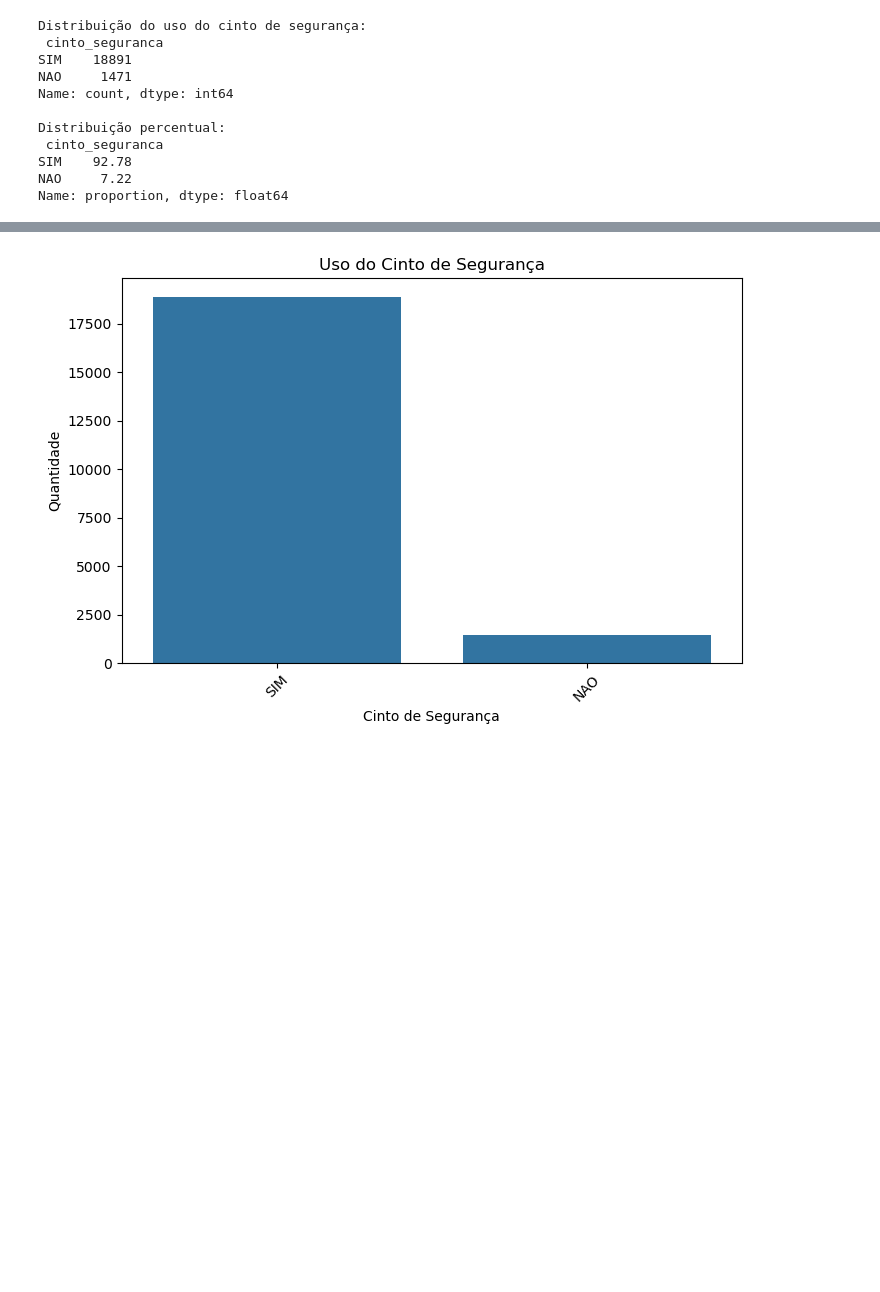
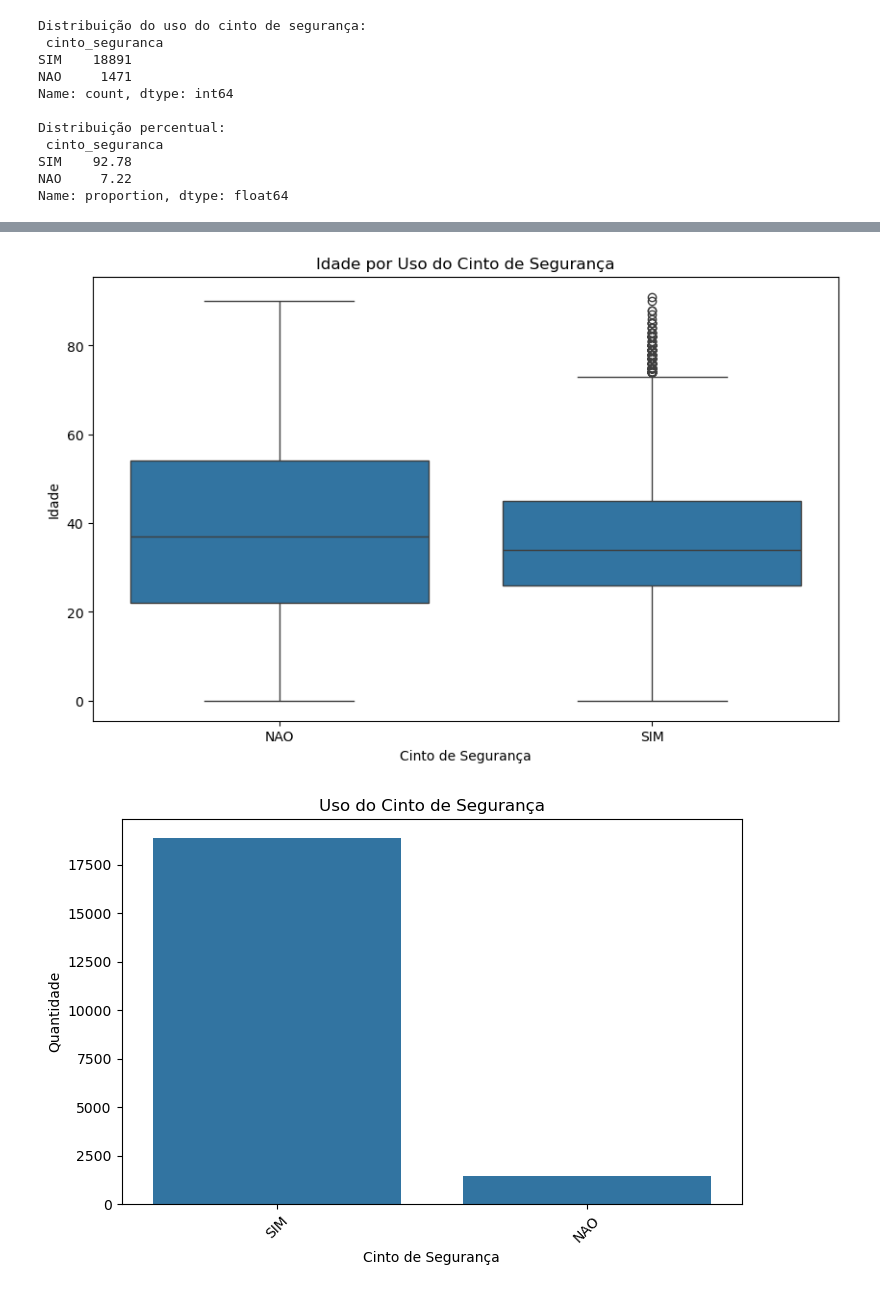
Before and after one commit to eduardonicioli/mineracao_dados, a Jupyter notebook: projetoAcidentes.ipynb, the cells around one changed output, grey strips where cells are left out. Saved outputs shown, nothing was run; the diff lists cells and outputs as text; code cells hidden in the pictures; blank space fills up the shorter version.

```diff
--- a/projetoAcidentes.ipynb
+++ b/projetoAcidentes.ipynb
@@ -222 +245,12 @@ Name: proportion, dtype: float64
+# %%
+Boxplot de Idade por Uso de Cinto de Segurança
+
+plt.figure(figsize=(10, 6))
+sns.boxplot(data=df_limpo, x=' cinto_seguranca', y=' Idade')
+plt.title("Idade por Uso do Cinto de Segurança")
+plt.xlabel("Cinto de Segurança")
+plt.ylabel("Idade")
+plt.show()
+# %% [output]
+[figure, added]
 # %%
```
Also changed, not shown: parts of 15 cells of this notebook, 1 other file.
